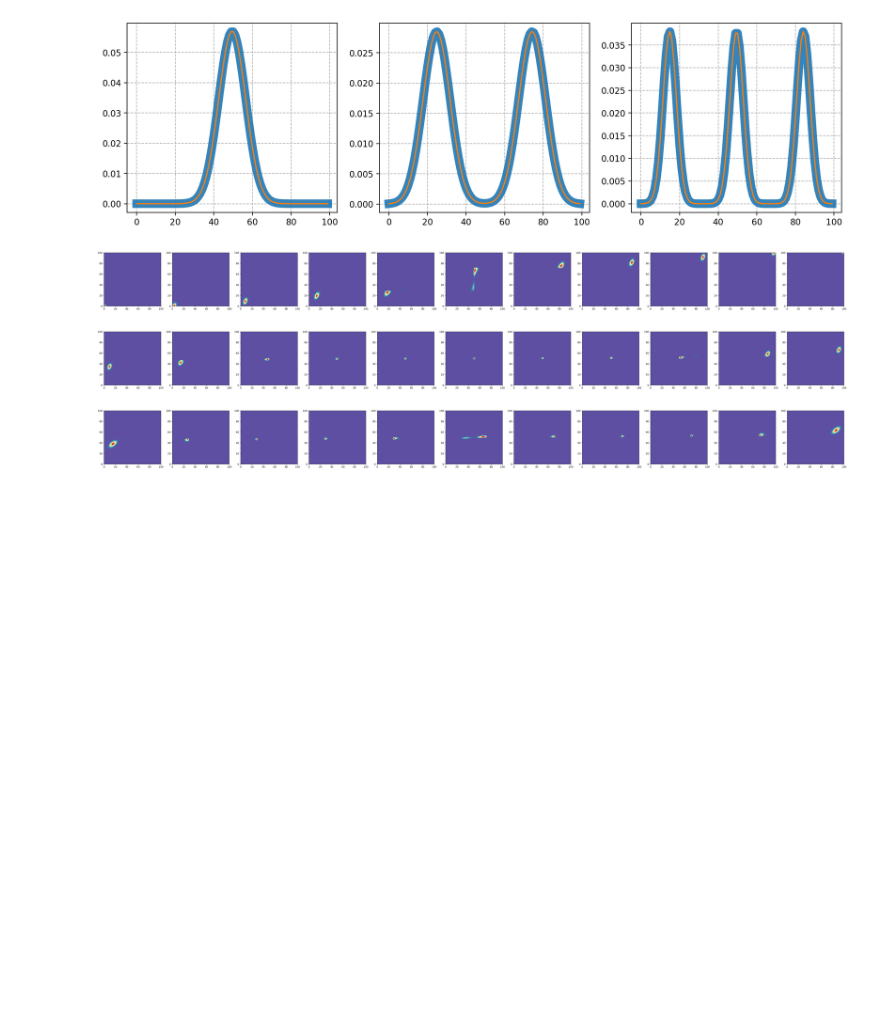
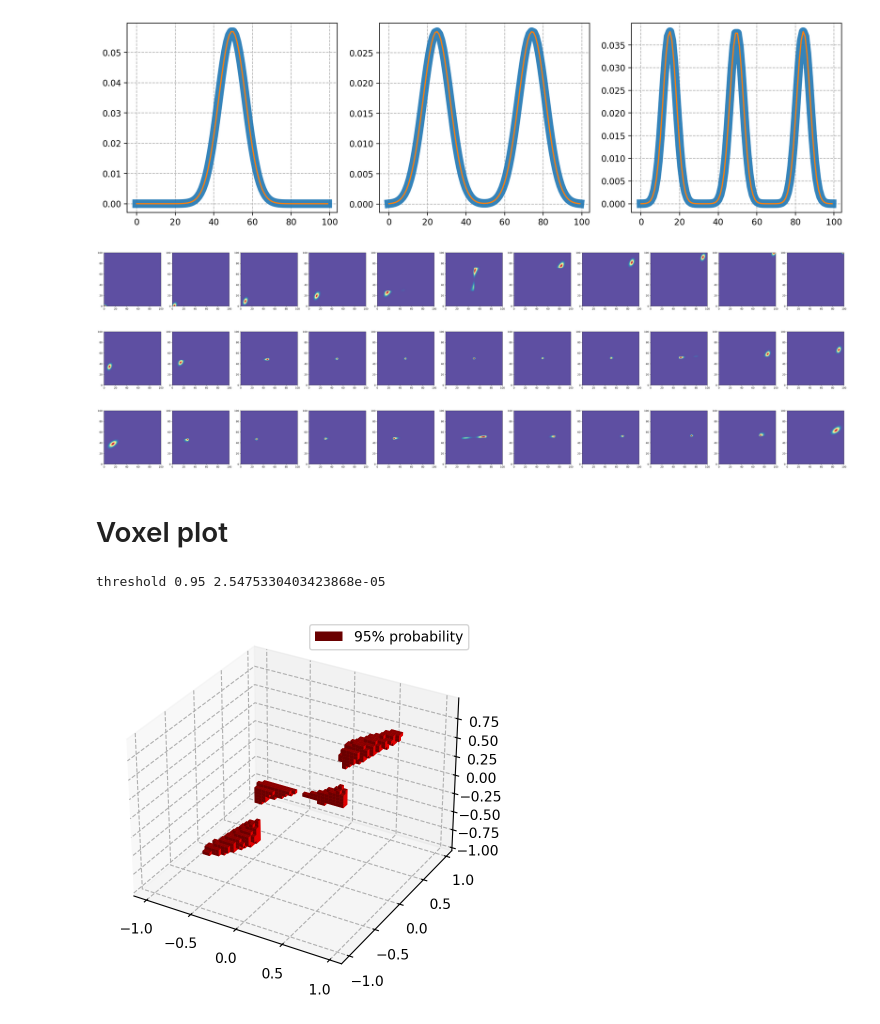
Before and after one commit to tomaszkacprzak/quickshare, a Jupyter notebook: demo_multimarginal_ot.ipynb, the cells around one changed output. Drawn from its saved outputs; the diff is of its cells as text; code cells hidden in the pictures; blank space fills up the shorter version.

```diff
--- a/demo_multimarginal_ot.ipynb
+++ b/demo_multimarginal_ot.ipynb
@@ -108,3 +108,33 @@ for i,j in enumerate(slices):
     axl[i].pcolormesh(K[:,:,j], cmap='Spectral_r')
 # %% [output]
 [figure]
+# %% [markdown]
+# Voxel plot
+# %%
+from scipy.optimize import bisect
+cl = 0.95
+threshold = bisect(lambda x: np.sum(K[K > x]) - cl, 0, 1, disp=True)
+print('threshold', cl, threshold)
+# %% [output]
+threshold 0.95 2.5475330403423868e-05
+# %%
+# and plot everything
+ax = plt.figure().add_subplot(projection='3d')
+nskip=2
+s_ = np.s_[::nskip,::nskip,::nskip]
+
+# Get colors from Reds colormap for the voxel plot
+from matplotlib.colors import Normalize
+from matplotlib.cm import Reds
+# norm = Normalize(vmin=0, vmax=np.percentile(K.ravel(), ))
+colors = Reds(norm(K[s_][:-1,:-1,:-1]))
+colors[..., 3] = 0.5  # Set alpha to 0.5 for all voxels
+
+v = K[s_][:-1,:-1,:-1] > threshold
+vx = ax.voxels(x0[s_], x1[s_], x2[s_], v, facecolors='red', edgecolor='none')
+key = list(vx.keys())[0]
+ax.legend([vx[key]], [f'{cl*100:.0f}% probability']) # this is needed to fix a bug in the voxel lables/legend
+
+plt.show()
+# %% [output]
+[figure, added]
```
